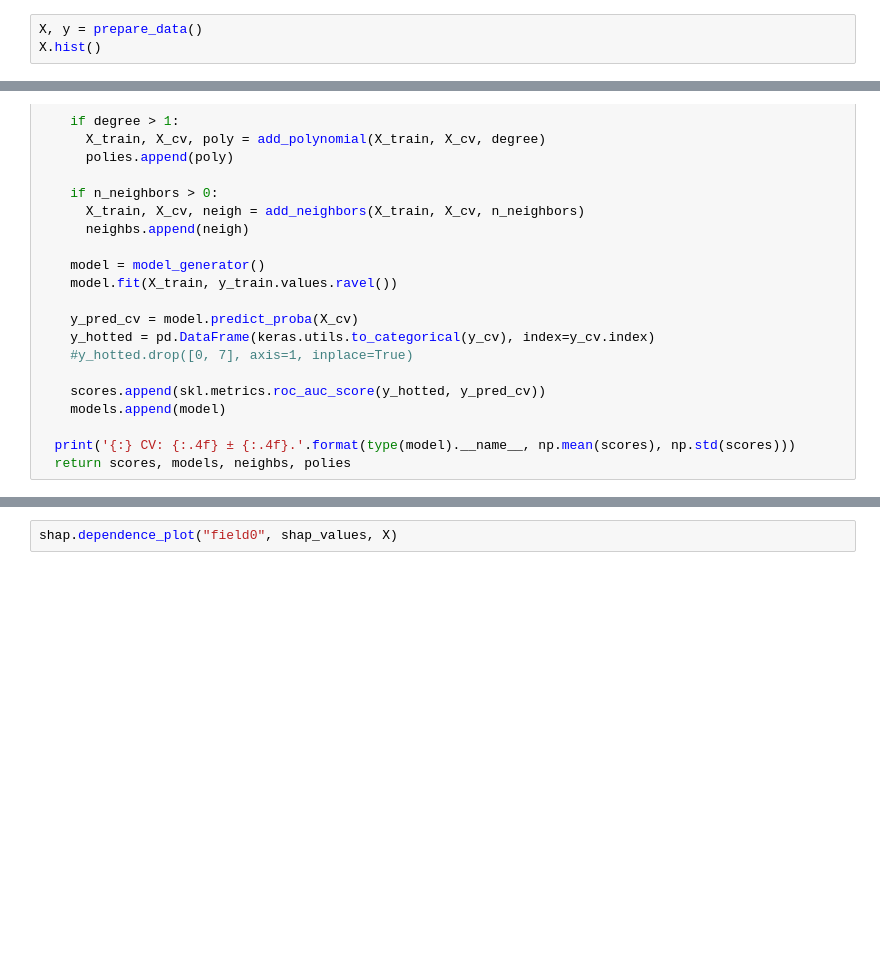
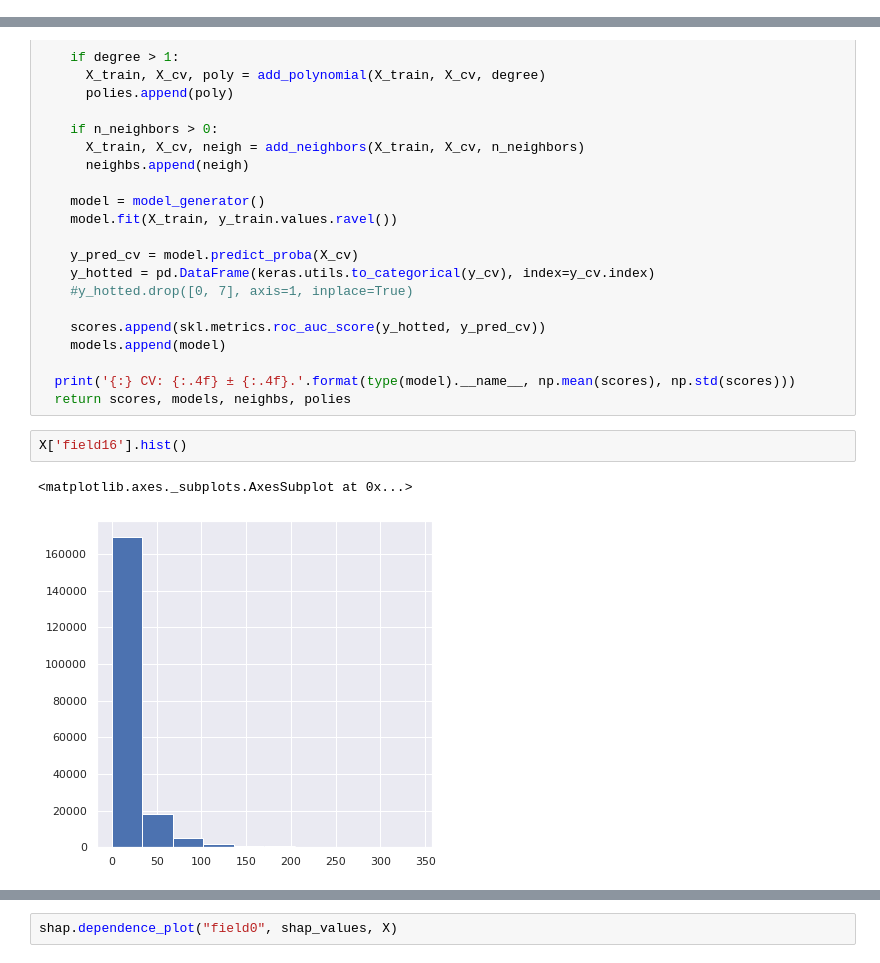
Before and after one commit to andygoosh/OneTwoTrip-Contest, a Jupyter notebook: workinprogress.ipynb, the cells around one changed output, grey strips where cells are left out. Drawn from its saved outputs; the diff is of its cells as text; blank space fills up the shorter version.

```diff
--- a/workinprogress.ipynb
+++ b/workinprogress.ipynb
@@ -195,6 +123,3 @@ def prepare_data( data ):
       y = data[['goal1']]
 
   return X, y
-# %%
-X, y = prepare_data()
-X.hist()
@@ -270,5 +166,10 @@ def fit_estimate( X, y, model_generator, n_folds = 5, n_neighbors=0, degree=0):
 
   print('{:} CV: {:.4f} ± {:.4f}.'.format(type(model).__name__, np.mean(scores), np.std(scores)))
   return scores, models, neighbs, polies
+# %%
+X['field16'].hist()
+# %% [output]
+<matplotlib.axes._subplots.AxesSubplot at 0x...>
+[figure, added]
 # %%
 model.get_params()
```
Also changed, not shown: parts of 22 cells of this notebook.
